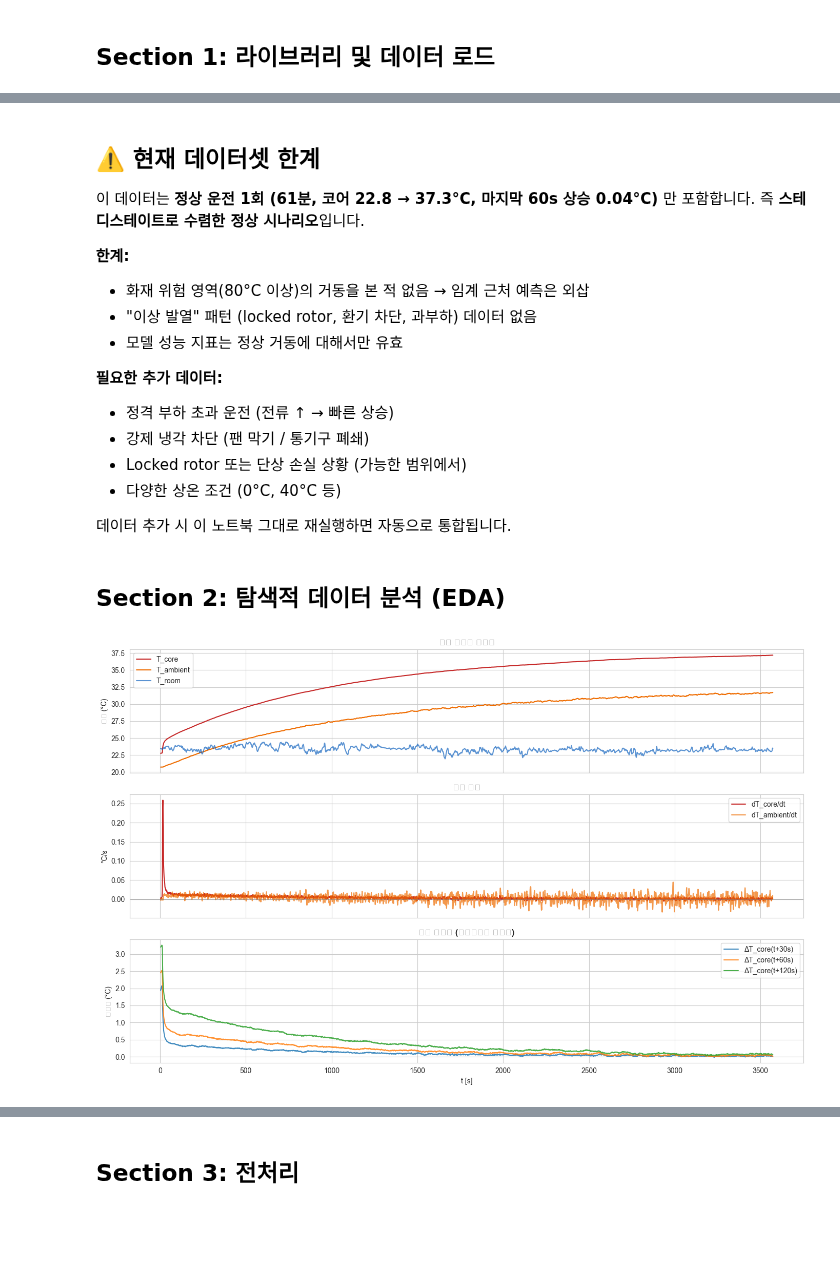
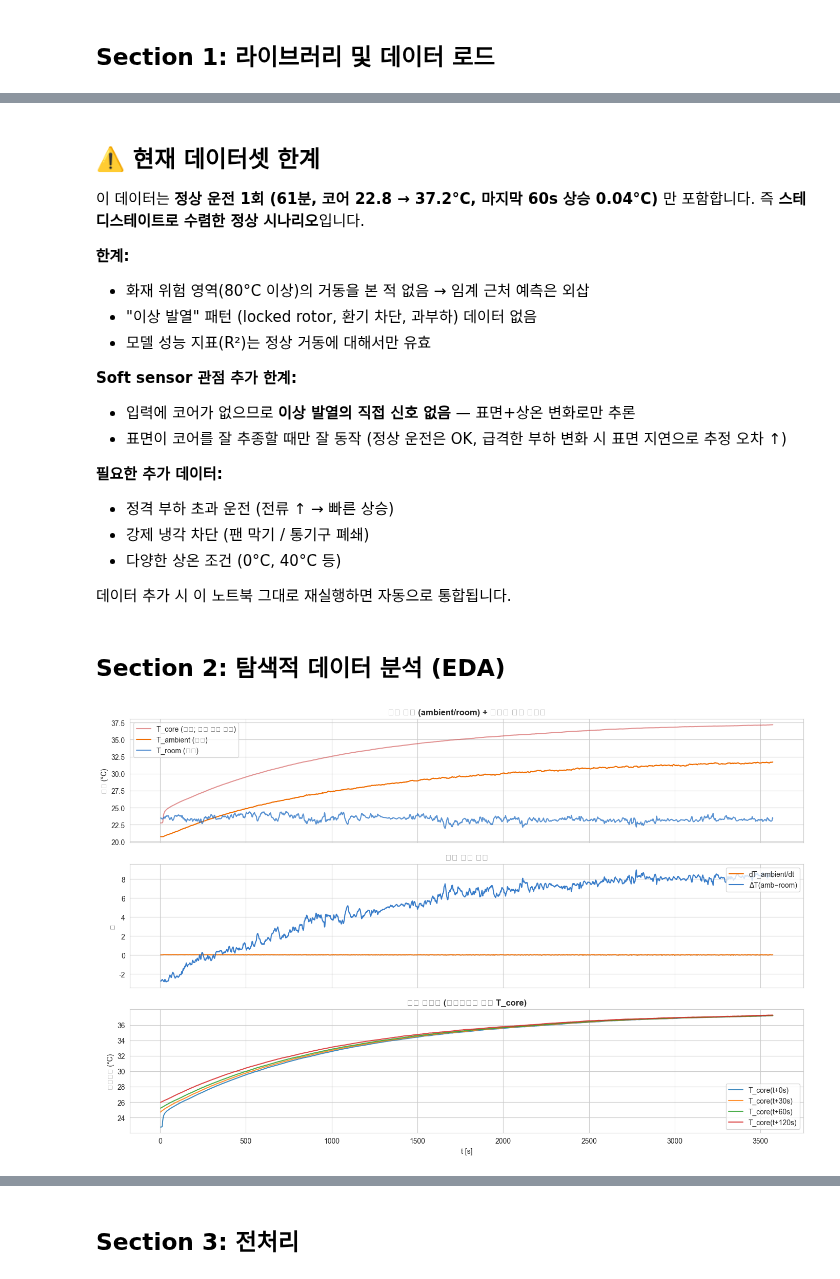
Before and after one commit to INHA-IN-GPS-2026/IN_GPS_ML_Validation, a Jupyter notebook: notebooks/01_model_evaluation.ipynb, the cells around one changed output, grey strips where cells are left out. Cells and saved outputs as stored; diff of their text form; code cells hidden in the pictures; blank space fills up the shorter version.

```diff
--- a/notebooks/01_model_evaluation.ipynb
+++ b/notebooks/01_model_evaluation.ipynb
@@ -136,17 +131,20 @@ t_sec             1787.497   1030.715   2.994   3571.993
 # %% [markdown]
 ## ⚠️ 현재 데이터셋 한계
 
-이 데이터는 **정상 운전 1회 (61분, 코어 22.8 → 37.3°C, 마지막 60s 상승 0.04°C)** 만 포함합니다. 즉 **스테디스테이트로 수렴한 정상 시나리오**입니다.
+이 데이터는 **정상 운전 1회 (61분, 코어 22.8 → 37.2°C, 마지막 60s 상승 0.04°C)** 만 포함합니다. 즉 **스테디스테이트로 수렴한 정상 시나리오**입니다.
 
 **한계:**
 - 화재 위험 영역(80°C 이상)의 거동을 본 적 없음 → 임계 근처 예측은 외삽
 - "이상 발열" 패턴 (locked rotor, 환기 차단, 과부하) 데이터 없음
-- 모델 성능 지표는 정상 거동에 대해서만 유효
+- 모델 성능 지표(R²)는 정상 거동에 대해서만 유효
+
+**Soft sensor 관점 추가 한계:**
+- 입력에 코어가 없으므로 **이상 발열의 직접 신호 없음** — 표면+상온 변화로만 추론
+- 표면이 코어를 잘 추종할 때만 잘 동작 (정상 운전은 OK, 급격한 부하 변화 시 표면 지연으로 추정 오차 ↑)
 
 **필요한 추가 데이터:**
 - 정격 부하 초과 운전 (전류 ↑ → 빠른 상승)
 - 강제 냉각 차단 (팬 막기 / 통기구 폐쇄)
-- Locked rotor 또는 단상 손실 상황 (가능한 범위에서)
 - 다양한 상온 조건 (0°C, 40°C 등)
 
 데이터 추가 시 이 노트북 그대로 재실행하면 자동으로 통합됩니다.
@@ -155,31 +153,33 @@ t_sec             1787.497   1030.715   2.994   3571.993
 # %%
 # 피처 + 타깃 시계열 (시간축)
 fig, axes = plt.subplots(3, 1, figsize=(14, 9), sharex=True)
 
-axes[0].plot(df["t_sec"], df["T_core"],    color=RED,    label="T_core")
-axes[0].plot(df["t_sec"], df["T_ambient"], color=ORANGE, label="T_ambient")
-axes[0].plot(df["t_sec"], df["T_room"],    color=BLUE,   label="T_room", alpha=0.7)
+# (1) 측정 가능한 입력 (T_ambient, T_room) + 참고용 T_core (모델 입력 X, 타깃 검증용)
+axes[0].plot(df["t_sec"], raw["T_core"].iloc[:len(df)+0],  color=RED,    label="T_core (참고; 모델 입력 아님)", alpha=0.5)
+axes[0].plot(df["t_sec"], df["T_ambient"], color=ORANGE, label="T_ambient (입력)")
+axes[0].plot(df["t_sec"], df["T_room"],    color=BLUE,   label="T_room (입력)", alpha=0.7)
 axes[0].set_ylabel("온도 (°C)"); axes[0].legend(loc="upper left")
-axes[0].set_title("센서 측정값 시계열", fontweight="bold")
+axes[0].set_title("입력 센서 (ambient/room) + 참고용 코어 시계열", fontweight="bold")
 
-axes[1].plot(df["t_sec"], df["dT_core_dt"],    color=RED,    label="dT_core/dt")
-axes[1].plot(df["t_sec"], df["dT_ambient_dt"], color=ORANGE, label="dT_ambient/dt", alpha=0.7)
+# (2) ambient 도함수 + ΔT
+axes[1].plot(df["t_sec"], df["dT_ambient_dt"], color=ORANGE, label="dT_ambient/dt")
+axes[1].plot(df["t_sec"], df["delta_amb_room"], color=BLUE,  label="ΔT(amb−room)", alpha=0.85)
 axes[1].axhline(0, color="gray", linewidth=0.5)
-axes[1].set_ylabel("°C/s"); axes[1].legend(loc="upper right")
-axes[1].set_title("상승 속도", fontweight="bold")
+axes[1].set_ylabel("값"); axes[1].legend(loc="upper right")
+axes[1].set_title("입력 파생 피처", fontweight="bold")
 
+# (3) 타깃 (절대 T_core, 호라이즌별)
 for h in HORIZONS:
-    axes[2].plot(df["t_sec"], df[f"{TARGET_PREFIX}{h}"], label=f"ΔT_core(t+{h}s)", alpha=0.85)
-axes[2].axhline(0, color="gray", linewidth=0.5)
-axes[2].set_xlabel("t [s]"); axes[2].set_ylabel("상승분 (°C)")
-axes[2].legend(loc="upper right")
-axes[2].set_title("타깃 시계열 (호라이즌별 상승분)", fontweight="bold")
+    axes[2].plot(df["t_sec"], df[f"{TARGET_PREFIX}{h}"], label=f"T_core(t+{h}s)", alpha=0.85)
+axes[2].set_xlabel("t [s]"); axes[2].set_ylabel("코어온도 (°C)")
+axes[2].legend(loc="lower right")
+axes[2].set_title("타깃 시계열 (호라이즌별 절대 T_core)", fontweight="bold")
 
 plt.tight_layout()
 plt.savefig(f"{FIGURES_DIR}/00_timeseries.png", dpi=150, bbox_inches="tight")
 plt.show()
 # %% [output]
-[figure, old version]
+[figure, new version]
 # %%
 # 피처 분포 히스토그램 (10 features + 3 targets = 4×4 grid, 3칸 비움)
 all_cols = FEATURE_COLS + TARGETS
```
Also changed, not shown: parts of 22 cells of this notebook, 19 other files.
